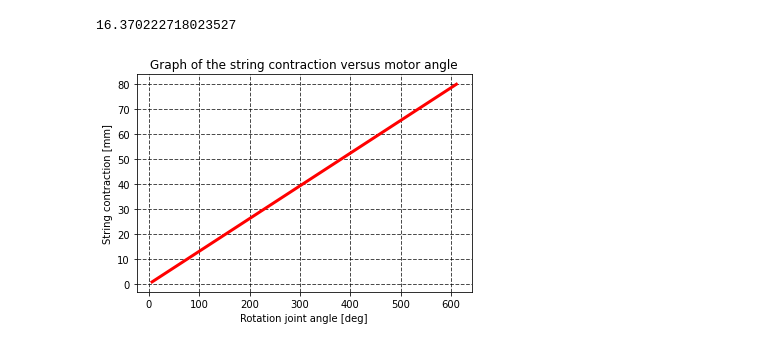
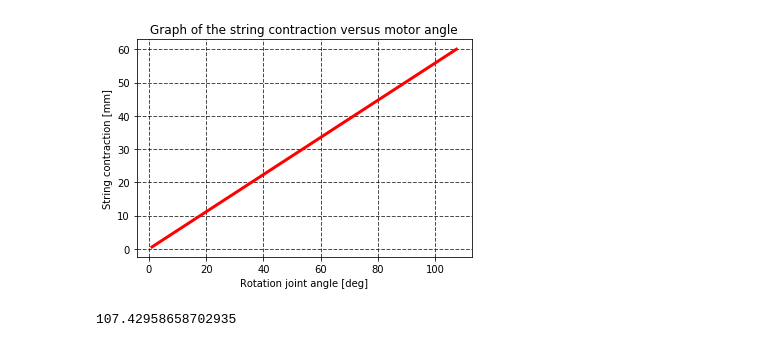
Before and after one commit to valeriaskvo/TSA_based_rehabilitation_robot, a Jupyter notebook: RJ_simulations.ipynb, the cells around one changed output. Drawn from its saved outputs; the diff is of its cells as text; code cells hidden in the pictures.

```diff
--- a/RJ_simulations.ipynb
+++ b/RJ_simulations.ipynb
@@ -62,16 +62,13 @@ plot_results(motor_angle, T, x_label="Motor angles [turns]", y_label="String ten
 # %%
-RJ = {"alpha_min": np.deg2rad(-140),
-      "alpha_max": np.deg2rad(140)}
+RJ = {"R": 32 * 10**(-3)}
 
-RJ["R"] = TSA["X_max"]/(RJ["alpha_max"]-RJ["alpha_min"])
-
-print(RJ["R"]*10**3)
-alpha = X/RJ["R"]
+alpha = x/RJ["R"]
 
 dalpha = dx/RJ["R"]
 tau_RJ = T*RJ["R"]
 
-plot_results(alpha, x*10**3, x_label="Rotation joint angle [deg]", y_label="String contraction [mm]", plot_title="Graph of the string contraction versus motor angle")
+plot_results(np.rad2deg(alpha), x*10**3, x_label="Rotation joint angle [deg]", y_label="String contraction [mm]", plot_title="Graph of the string contraction versus motor angle")
+print(np.max(np.rad2deg(alpha)))
 # %% [output]
+[figure, new version]
-16.370222718023527
+107.42958658702935
-[figure, old version]
```
Also changed, not shown: parts of 2 cells of this notebook.
